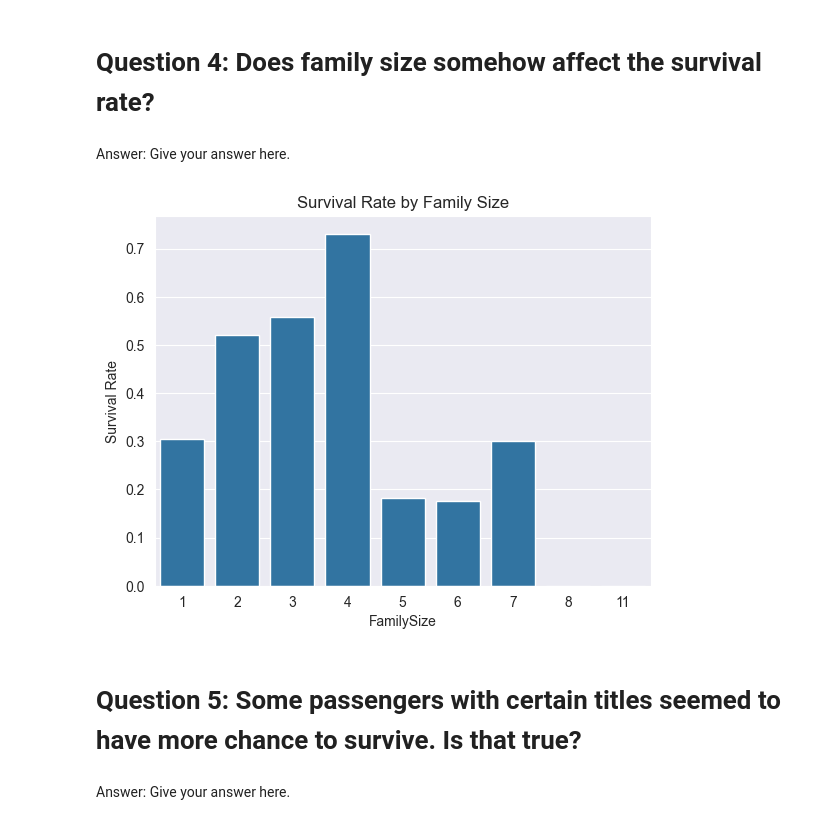
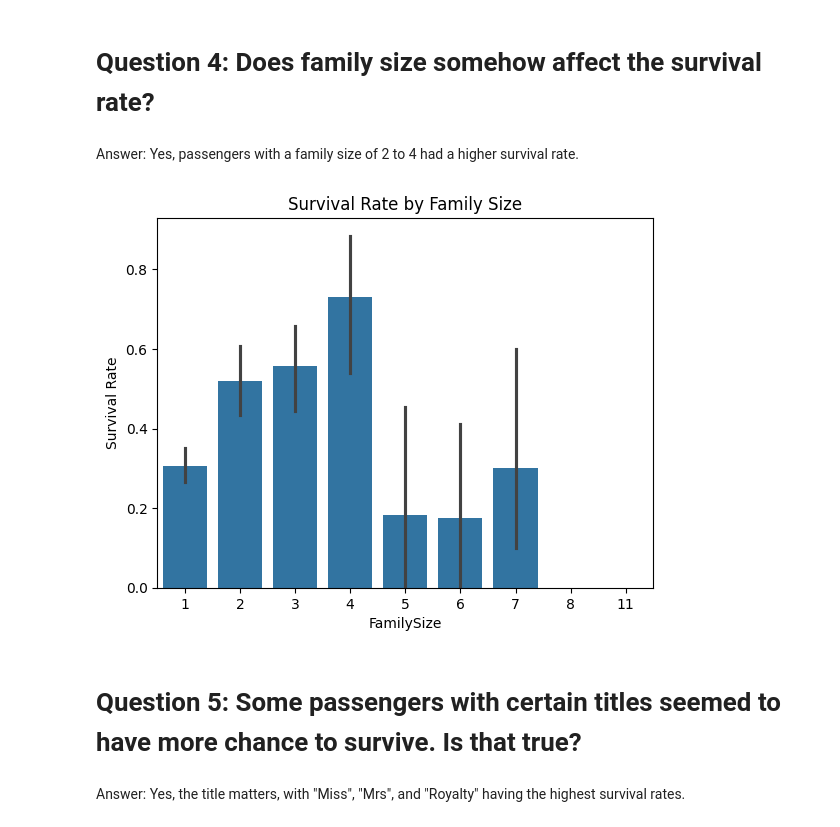
Before and after one commit to sorliee/assignment_1_mm, a Jupyter notebook: ex2a.ipynb, the cells around one changed output. Drawn from its saved outputs; the diff is of its cells as text; code cells hidden in the pictures.

```diff
--- a/ex2a.ipynb
+++ b/ex2a.ipynb
@@ -89,23 +88,20 @@ plt.xticks(rotation=30); plt.tight_layout(); plt.show()
 # %% [markdown]
 # Question 4: Does family size somehow affect the survival rate?
 # %% [markdown]
-Answer: Give your answer here.
+Answer: Yes, passengers with a family size of 2 to 4 had a higher survival rate.
 # %%
 # Show the relevant statistics or visualization(s) to support your answer
 data["FamilySize"] = data["SibSp"] + data["Parch"] + 1
-ax = sns.barplot(
-    x="FamilySize", y="Survived",
-    data=data, estimator=lambda x: sum(x)/len(x), errorbar=None
-)
+ax = sns.barplot(x="FamilySize", y="Survived",data=data, estimator=lambda x: sum(x)/len(x))
 ax.set_ylabel("Survival Rate")
 ax.set_title("Survival Rate by Family Size")
 
 plt.show()
 # %% [output]
-[figure, old version]
+[figure, new version]
 # %% [markdown]
 # Question 5: Some passengers with certain titles seemed to have more chance to survive. Is that true?
 # %% [markdown]
-Answer: Give your answer here.
+Answer: Yes, the title matters, with "Miss", "Mrs", and "Royalty" having the highest survival rates.
 # %%
 # Show the relevant statistics or visualization(s) to support your answer
```
Also changed, not shown: parts of 8 cells of this notebook, 2 other files.
